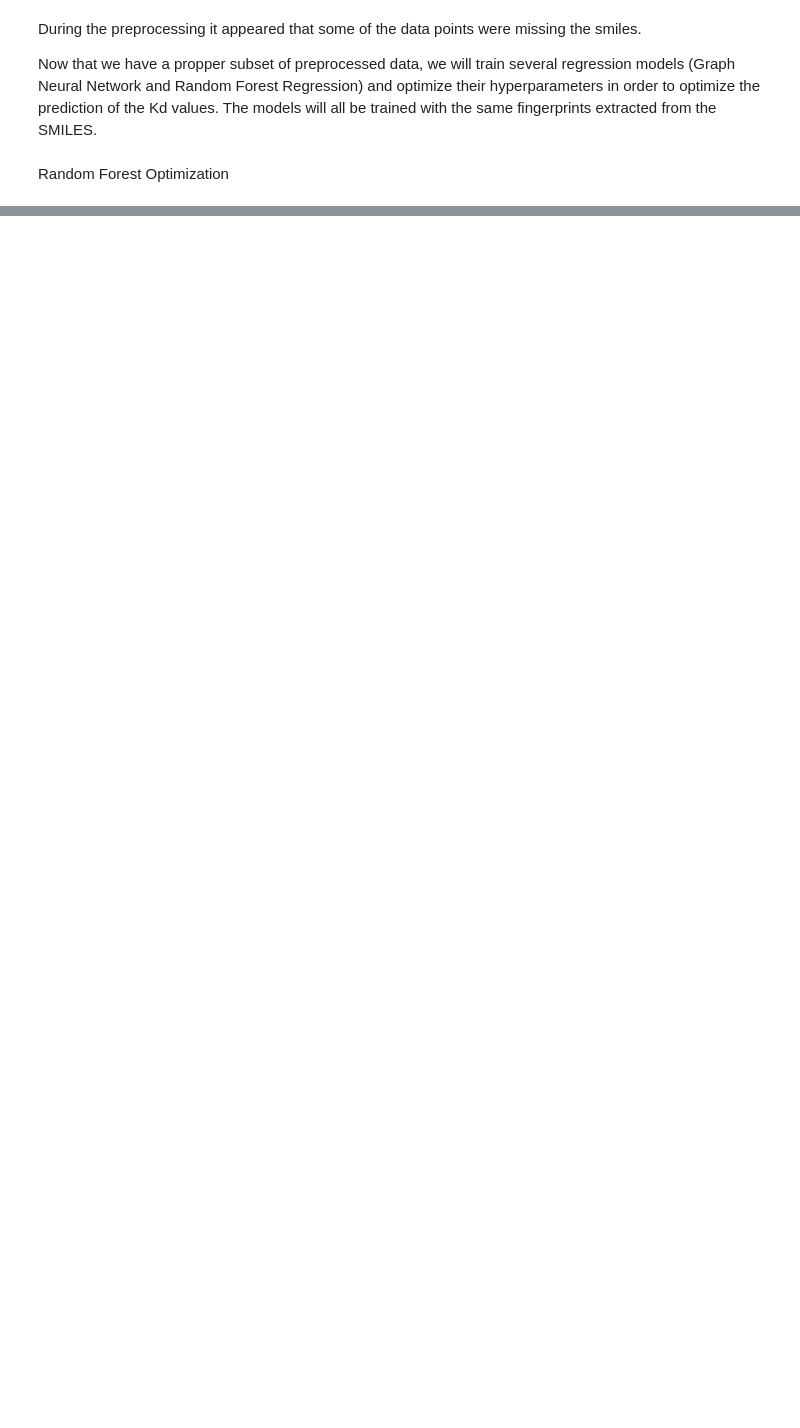
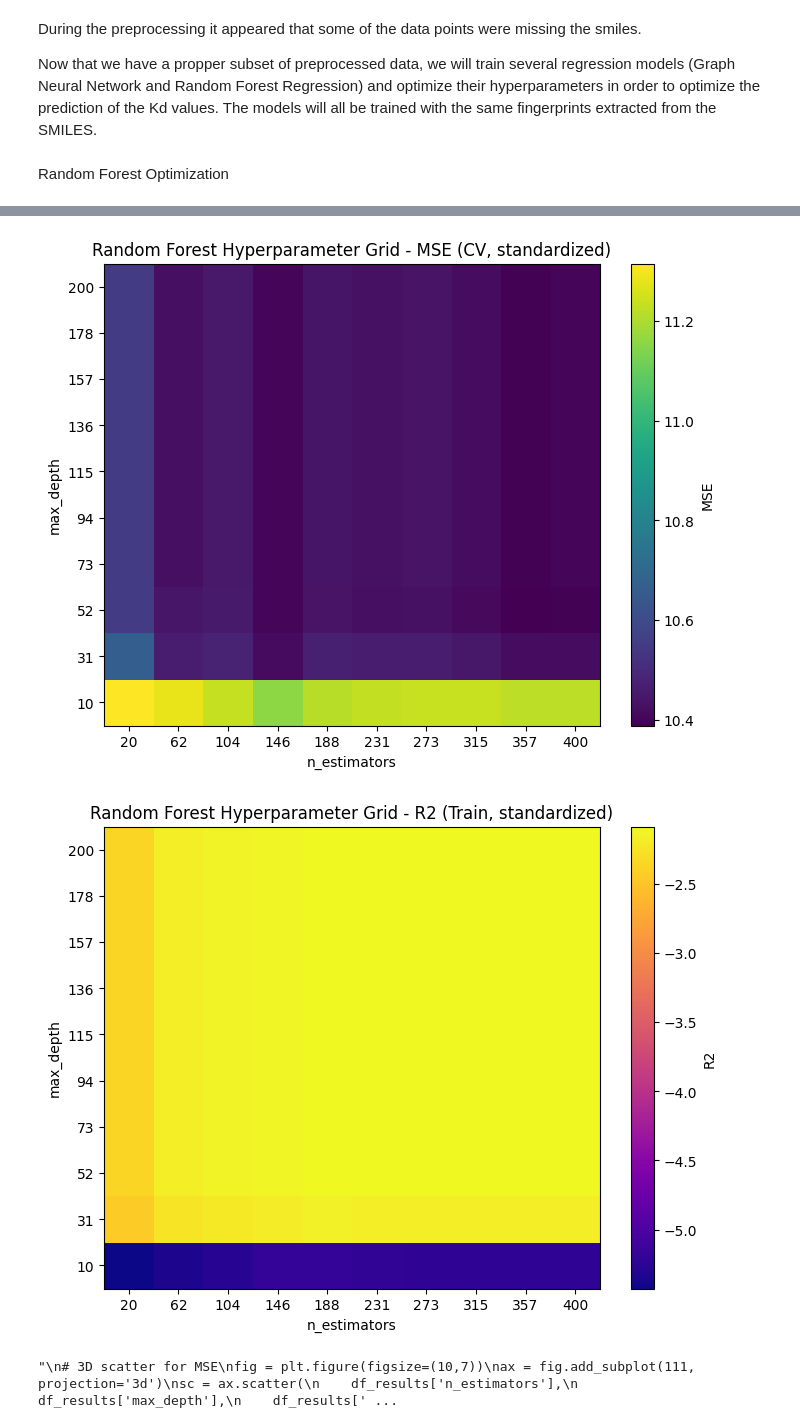
Before and after one commit to julianostermaier/cheminfo_project, a Jupyter notebook: tests.ipynb, the cells around one changed output, grey strips where cells are left out. Cells and saved outputs as stored; diff of their text form; code cells hidden in the pictures; blank space fills up the shorter version.

Commit message:
Functionnal Random Forest with coherent data (ln(Kd))

```diff
--- a/tests.ipynb
+++ b/tests.ipynb
@@ -112,0 +128,5 @@ Dropped rows: 65 in the subset
+# %%
+final_subset.Kd_nM = final_subset.Kd_nM.apply(np.log)
+# Cleaning NaN values
+
+final_subset.head()
@@ -149,6 +156,7 @@ from sklearn.metrics import mean_squared_error, r2_score
 from sklearn.preprocessing import StandardScaler
 import matplotlib.pyplot as plt
 import pandas as pd
+from mpl_toolkits.mplot3d import Axes3D
 
 r_fingerprint=2
 Bits_fingerprint=2048
@@ -164,20 +172,14 @@ def smiles_to_fingerprint(smiles, radius=r_fingerprint, nBits=Bits_fingerprint):
 X = np.array([smiles_to_fingerprint(s) for s in final_subset['smiles']])
 y = final_subset['Kd_nM'].values
 
-# Standardize features and target
-scaler_X = StandardScaler()
-scaler_y = StandardScaler()
-X_scaled = scaler_X.fit_transform(X)
-y_scaled = scaler_y.fit_transform(y.reshape(-1, 1)).ravel()
-
 # Train/test split
-X_train, X_test, y_train, y_test = train_test_split(X_scaled, y_scaled, test_size=0.2, random_state=42)
+X_train, X_test, y_train, y_test = train_test_split(X, y, test_size=0.2, random_state=42)
 
 # Hyperparameter grid for Random Forest
 param_grid = {
-    'n_estimators': [10, 50, 100, 200],
-    'max_depth': np.linspace(1, 100, 10).astype(int),
-    'min_samples_split': [1, 2, 5, 10]
+    'n_estimators': np.linspace(20, 400, 10).astype(int),
+    'max_depth': np.linspace(10, 200, 10).astype(int),
+    'min_samples_split': [2]
 }
 
 rf = RandomForestRegressor(random_state=42)
@@ -208,6 +210,12 @@ filtered = df_results[df_results['param_min_samples_split'] == fixed_split]
 mse_matrix = filtered.pivot(index='max_depth', columns='n_estimators', values='mean_test_score')
 r2_matrix = filtered.pivot(index='max_depth', columns='n_estimators', values='mean_train_score')
 
+# Show 2D matrix of metrics for each (max_depth, n_estimators) combination
+print('2D matrix of MSE (CV, standardized):')
+print(-mse_matrix)
+print('\n2D matrix of R2 (Train, standardized):')
+print(r2_matrix)
+
 # Plot MSE heatmap (note: mean_test_score is negative MSE, so invert sign)
 plt.figure(figsize=(8,6))
 plt.title('Random Forest Hyperparameter Grid - MSE (CV, standardized)')
@@ -229,4 +237,45 @@ plt.xticks(np.arange(len(r2_matrix.columns)), r2_matrix.columns)
 plt.yticks(np.arange(len(r2_matrix.index)), r2_matrix.index)
 plt.colorbar(im, label='R2')
 plt.show()
+
+
+"""
+# 3D scatter for MSE
+fig = plt.figure(figsize=(10,7))
+ax = fig.add_subplot(111, projection='3d')
+sc = ax.scatter(
+    df_results['n_estimators'],
+    df_results['max_depth'],
+    df_results['param_min_samples_split'],
+    c=-df_results['mean_test_score'],
+    cmap='viridis',
+    s=60,
+    alpha=0.5
+)
+ax.set_xlabel('n_estimators')
+ax.set_ylabel('max_depth')
+ax.set_zlabel('min_samples_split')
+plt.title('3D Hyperparameter Grid - MSE')
+fig.colorbar(sc, label='MSE')
+plt.show()
+
+# 3D scatter for R2
+fig = plt.figure(figsize=(10,7))
+ax = fig.add_subplot(111, projection='3d')
+sc = ax.scatter(
+    df_results['n_estimators'],
+    df_results['max_depth'],
+    df_results['param_min_samples_split'],
+    c=df_results['mean_train_score'],
+    cmap='plasma',
+    s=60,
+    alpha=0.5
+)
+ax.set_xlabel('n_estimators')
+ax.set_ylabel('max_depth')
+ax.set_zlabel('min_samples_split')
+plt.title('3D Hyperparameter Grid - R2')
+fig.colorbar(sc, label='R2')
+plt.show()
+"""
 # %% [output]
@@ -250,0 +316,3 @@ KeyboardInterrupt:
+[figure, added]
+[figure, added]
+"\n# 3D scatter for MSE\nfig = plt.figure(figsize=(10,7))\nax = fig.add_subplot(111, projection='3d')\nsc = ax.scatter(\n    df_results['n_estimators'],\n    df_results['max_depth'],\n    df_results[' ...
```
Also changed, not shown: parts of 7 cells of this notebook, 6 other files.
